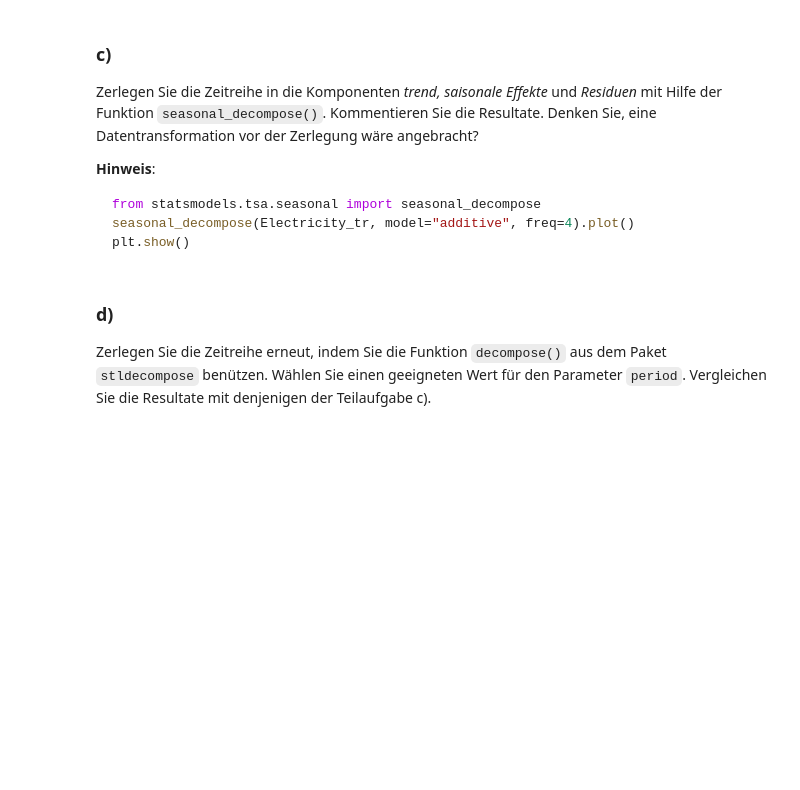
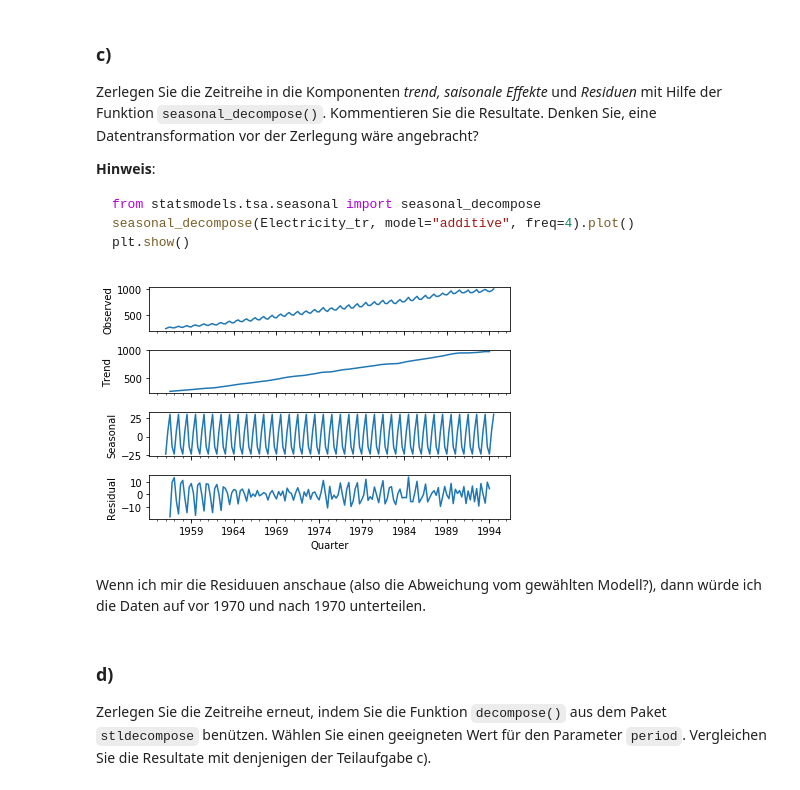
Before and after one commit to KilnOfTheSecondFlame/STAT_HS18_Exercises, a Jupyter notebook: 12_Exercise12/12_Exercise12.ipynb, the cells around one changed output. Saved outputs shown, nothing was run; the diff lists cells and outputs as text; code cells hidden in the pictures; blank space fills up the shorter version.

````diff
--- a/12_Exercise12/12_Exercise12.ipynb
+++ b/12_Exercise12/12_Exercise12.ipynb
@@ -274,6 +325,14 @@ from statsmodels.tsa.seasonal import seasonal_decompose
 seasonal_decompose(Electricity_tr, model="additive", freq=4).plot()
 plt.show()
 ```
+# %%
+from statsmodels.tsa.seasonal import seasonal_decompose
+seasonal_decompose(Electricity_tr, model="additive", freq=4).plot()
+plt.show()
+# %% [output]
+[figure, added]
+# %% [markdown]
+Wenn ich mir die Residuuen anschaue (also die Abweichung vom gewählten Modell?), dann würde ich die Daten auf vor 1970 und nach 1970 unterteilen.
 # %% [markdown]
 ### d)
 Zerlegen Sie die Zeitreihe erneut, indem Sie die Funktion `decompose()` aus dem Paket `stldecompose` benützen. Wählen Sie einen geeigneten Wert für den Parameter `period`. Vergleichen Sie die Resultate mit denjenigen der Teilaufgabe c).
````
Also changed, not shown: parts of 9 cells of this notebook, 1 other file.
